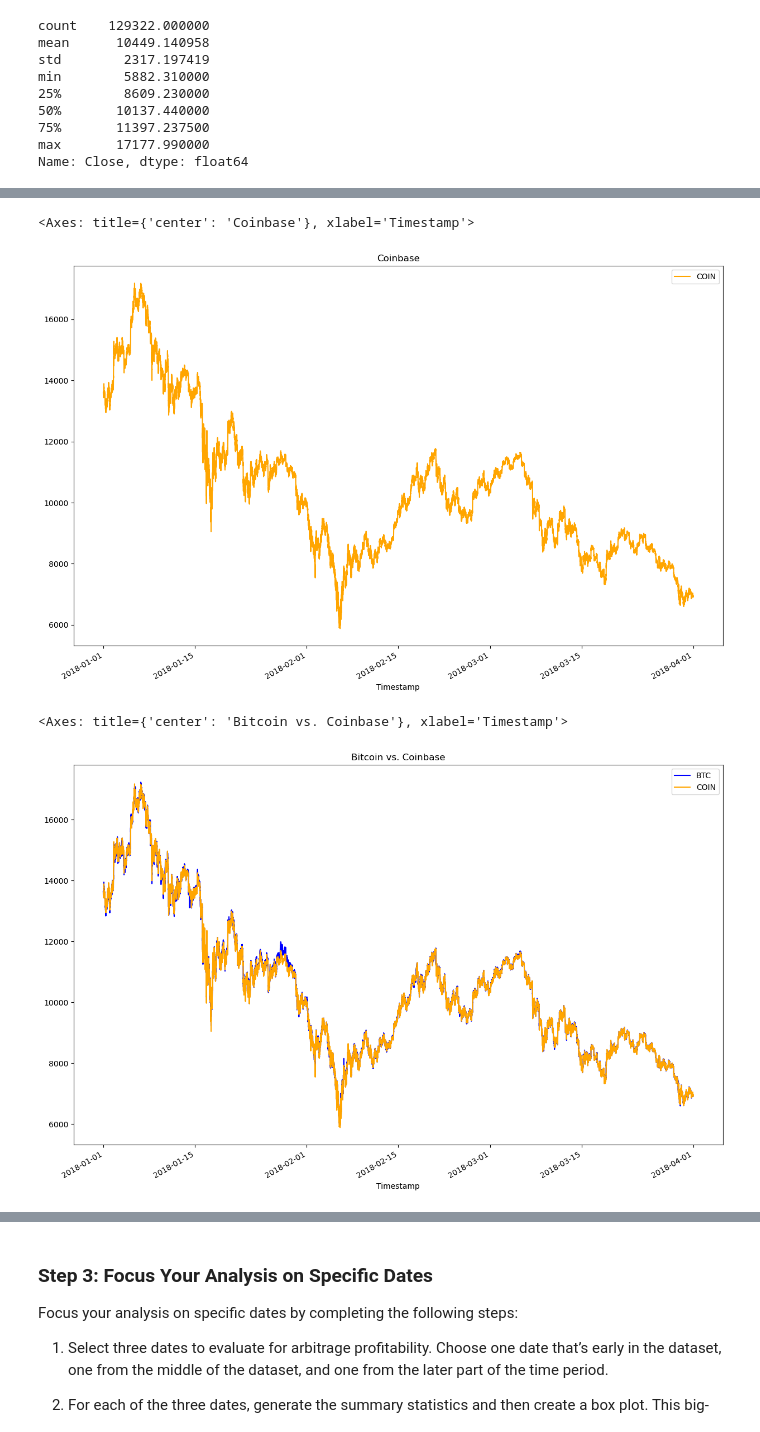
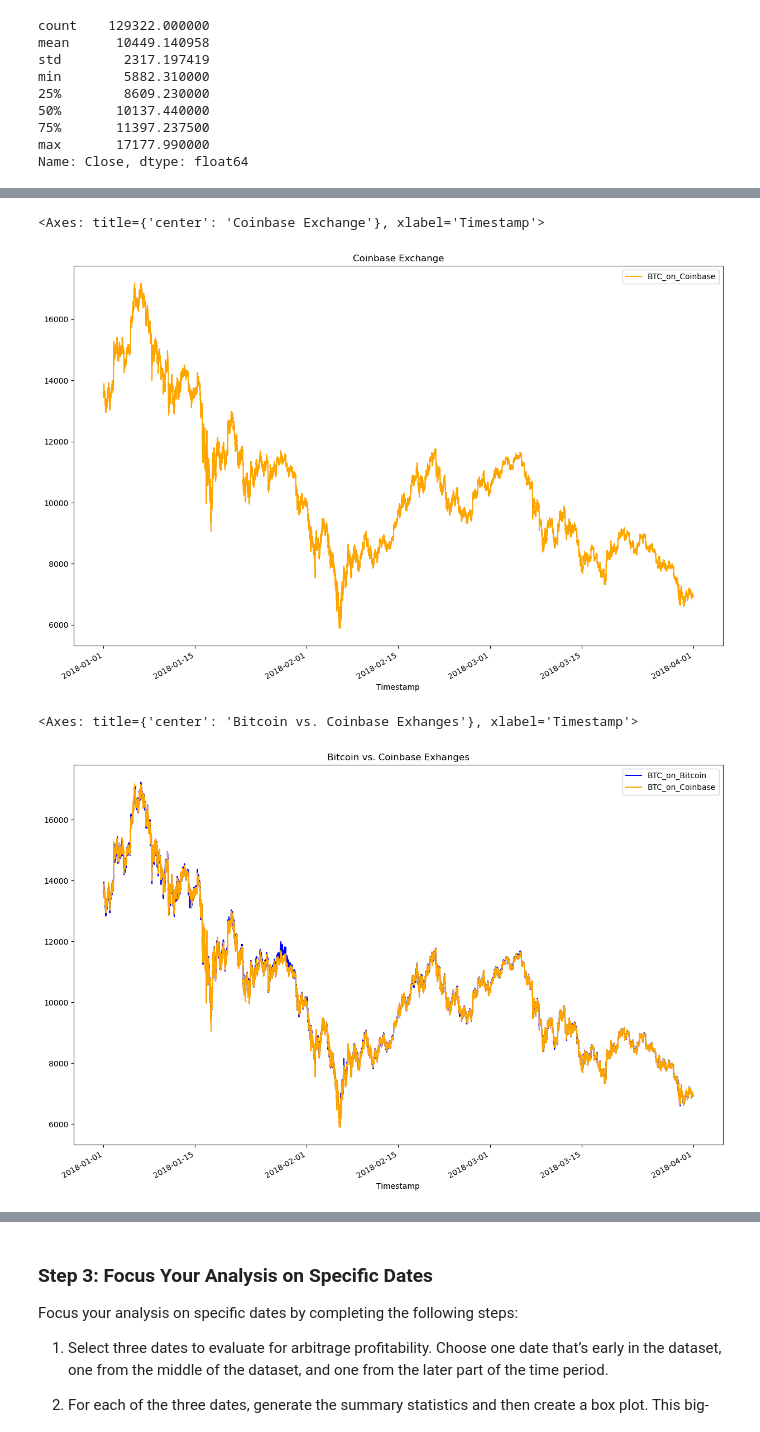
Before and after one commit to Bakoroba/crypto_arbitrage, a Jupyter notebook: crypto_arbitrage.ipynb, the cells around one changed output, grey strips where cells are left out. Cells and saved outputs as stored; diff of their text form; code cells hidden in the pictures.

```diff
--- a/crypto_arbitrage.ipynb
+++ b/crypto_arbitrage.ipynb
@@ -304,19 +304,19 @@ bitstamp_sliced.plot(legend=True, figsize=(15, 10), title="Bitcoin", color="blue
 # %%
 # Create a line plot for the coinbase DataFrame for the full length of time in the dataset
 # Be sure that the figure size, title, and color are tailored to each visualization
-coinbase_sliced.plot(legend=True, figsize=(15, 10), title="Coinbase", color="orange", label="COIN")
+coinbase_sliced.plot(legend=True, figsize=(15, 10), title="Coinbase Exchange", color="orange", label="BTC_on_Coinbase")
 # %% [output]
-<Axes: title={'center': 'Coinbase'}, xlabel='Timestamp'>
+<Axes: title={'center': 'Coinbase Exchange'}, xlabel='Timestamp'>
-[figure, old version]
+[figure, new version]
 # %%
 # Overlay the visualizations for the bitstamp and coinbase DataFrames in one plot
 # The plot should visualize the prices over the full lenth of the dataset
 # Be sure to include the parameters: legend, figure size, title, and color and label
-bitstamp_sliced.plot(legend=True, figsize=(15, 10), title="Bitcoin vs. Coinbase", color="blue", label="BTC")
-coinbase_sliced.plot(legend=True, figsize=(15, 10), color="orange", label="COIN")
+bitstamp_sliced.plot(legend=True, figsize=(15, 10), title="Bitcoin vs. Coinbase Exhanges", color="blue", label="BTC_on_Bitcoin")
+coinbase_sliced.plot(legend=True, figsize=(15, 10), color="orange", label="BTC_on_Coinbase")
 # %% [output]
-<Axes: title={'center': 'Bitcoin vs. Coinbase'}, xlabel='Timestamp'>
+<Axes: title={'center': 'Bitcoin vs. Coinbase Exhanges'}, xlabel='Timestamp'>
-[figure, old version]
+[figure, new version]
 # %%
 # Using the loc and plot functions, create an overlay plot that visualizes
 # the price action of both DataFrames for a one month period early in the dataset
```
Also changed, not shown: parts of 10 cells of this notebook, 1 other file.
